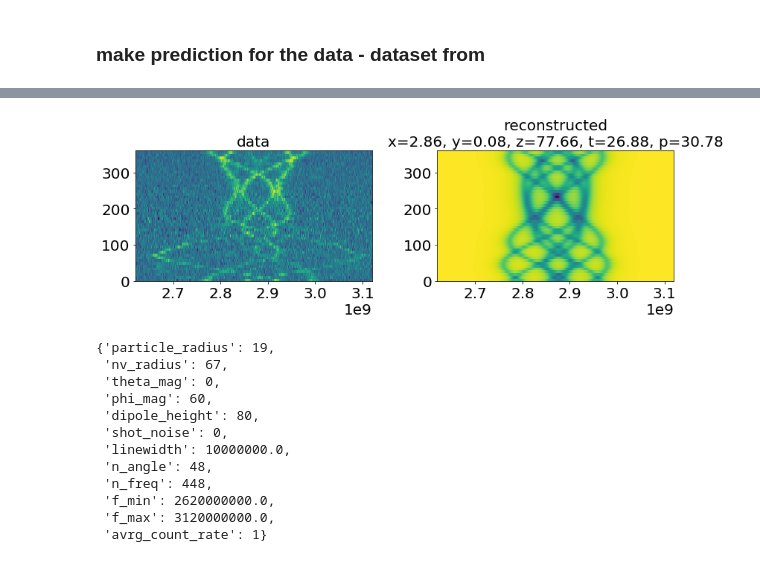
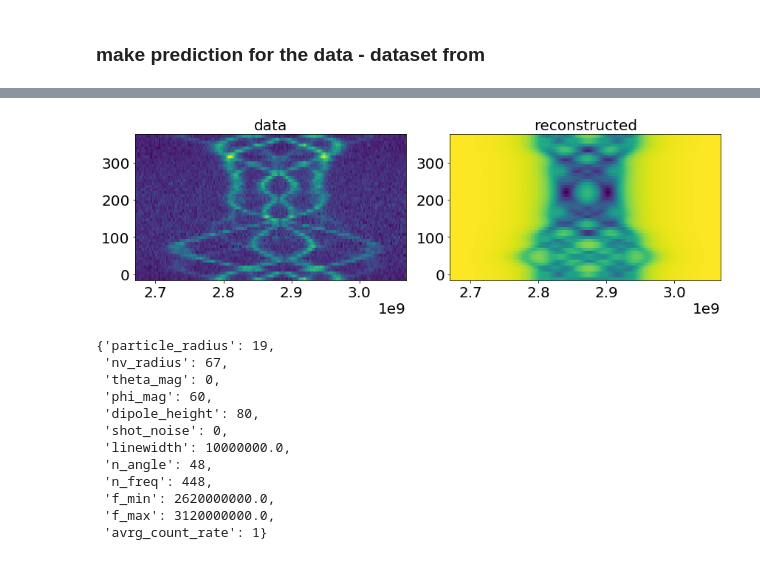
Before and after one commit to JanGieseler/pynvcenter, a Jupyter notebook: notebooks/experimental data - reconstruct magnet position from esr spectra.ipynb, the cells around one changed output, grey strips where cells are left out. Saved outputs shown, nothing was run; the diff lists cells and outputs as text; code cells hidden in the pictures.

```diff
--- a/notebooks/experimental data - reconstruct magnet position from esr spectra.ipynb
+++ b/notebooks/experimental data - reconstruct magnet position from esr spectra.ipynb
@@ -490,4 +411,4 @@ Xs[0].min(), Xs[0].max()
 # %%
-esr_y_pred = model.predict(np.expand_dims(Xs, axis=-1))
+esr_y_pred = model.predict(np.expand_dims(Xo, axis=-1))
 esr_y_pred
 # %% [output]
@@ -496,2 +417,2 @@ array([[0.64326894, 0.5036489 , 0.88319635, 0.29864562, 0.34184837]],
 # %%
-esr_y_pred_real = y_scaler.inverse_transform(esr_y_pred)
+esr_y_pred_real = y_scaler.inverse_transform(esr_y_pred, inplace=False)[0]
@@ -512,0 +424,18 @@ magnet_parameters
+# %%
+magnet_parameters={'particle_radius': [18, 4],
+ 'nv_radius': 72.433,
+ 'theta_mag': [45, 90],
+ 'phi_mag': [45, 90],
+ 'dipole_height': [70, 20],
+ 'shot_noise': 0,
+ 'linewidth': 14000000.0,
+ 'n_angle': 45,
+ 'n_freq': 200,
+ 'f_min': 2670000000.0,
+ 'f_max': 3068000000.0,
+ 'avrg_count_rate': 1,
+ 'xo': [0, 3],
+ 'yo': [0, 3]}
+# %%
+magnet_parameters_new = {**magnet_parameters, **{k:v for k, v in zip(labels,esr_y_pred_real)}}
+magnet_parameters_new
@@ -516,25 +460,29 @@ esr_y_pred_real[0,3]=54
 # %%
 f_min = magnet_parameters['f_min']
 f_max = magnet_parameters['f_max']
 n_angle = magnet_parameters['n_angle']
 n_freq = magnet_parameters['n_freq']
 frequencies = np.linspace(f_min, f_max, n_freq)
-angle = np.linspace(0, 360, n_angle)
+angle = np.linspace(0, 360, n_angle+1)[0:-1]
 
 
 fig, ax = plt.subplots(1, 2, figsize=(12, 4))
 
+# and create the image, construction in second argument constructs the updates parameter dictionary
+img = create_image(**magnet_parameters_new)
+
+img, angle, frequencies = pad_image(img, img_dims, angles=angle, frequencies=frequencies)
+
+
 ax[0].pcolor(frequencies, angle, np.squeeze(Xo[0]))
 ax[0].set_title('data')
-# and create the image, construction in second argument constructs the updates parameter dictionary
-img = create_image(*esr_y_pred_real[0, 0:2],
-                   **{**magnet_parameters, **{k: v for k, v in zip(labels[2:], esr_y_pred_real[0, 2:])}})
 ax[1].pcolor(frequencies, angle, img)
-ax[1].set_title(
-    'reconstructed\n' + ', '.join([label_map[k] + '={:0.2f}' for k in labels]).format(*esr_y_pred_real[0]))
+ax[1].set_title('reconstructed')
+# ax[1].set_title(
+#     'reconstructed\n' + ', '.join([label_map[k] + '={:0.2f}' for k in labels]).format(*esr_y_pred_real[0]))
 plt.tight_layout()
 # %% [output]
-[figure, old version]
+[figure, new version]
 # %%
 magnet_parameters
 # %% [output]
```
Also changed, not shown: parts of 60 cells of this notebook, 4 other files.
